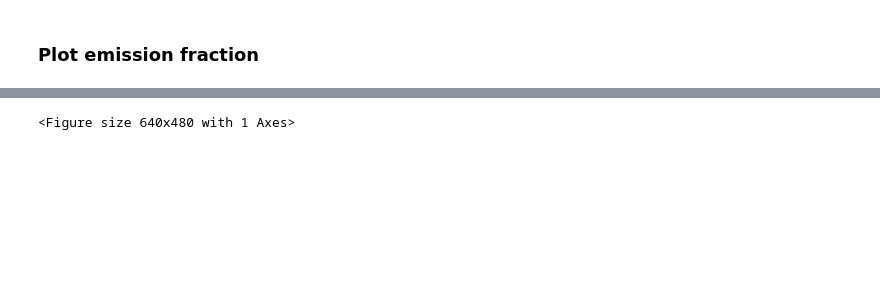
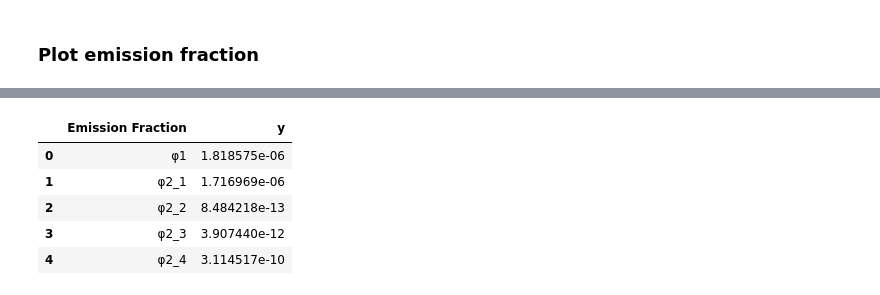
Before and after one commit to Qianhui-Lin/utopia_package, a Jupyter notebook: docs/microservice_orchestrator_restored.ipynb, the cells around one changed output, grey strips where cells are left out. Cells and saved outputs as stored; diff of their text form; code cells hidden in the pictures; blank space fills up the shorter version.

Commit message:
uppdated emssion fraction calculation

```diff
--- a/docs/microservice_orchestrator_restored.ipynb
+++ b/docs/microservice_orchestrator_restored.ipynb
@@ -706,7 +706,8 @@ emission_fraction_res = requests.post("http://localhost:8011/calculate_emssison_
     json = {
         "base_model_id": interaction_matrix_res.json()["model_id"],
         "interaction_matrix_id": interaction_matrix_res.json()["interaction_matrix_id"],
-        "rate_constant_id": generate_rate_constant_res.json()["rate_constant_id"]
+        "rate_constant_id": generate_rate_constant_res.json()["rate_constant_id"],
+        "processed_result_id":processed_result_id
 
     })
 if emission_fraction_res.ok:
@@ -740,4 +739,9 @@ fig = plot_emission_fractions(emission_fractions_mass_data, emiss_comp)
-# %%
-display(fig)
-# %% [output]
-<Figure size 640x480 with 1 Axes>
+# %%
+emission_fractions_mass_data
+# %% [output]
+|  | Emission Fraction | y |
+| 0 | φ1 | 1.818575e-06 |
+| 1 | φ2_1 | 1.716969e-06 |
+| 2 | φ2_2 | 8.484218e-13 |
+| 3 | φ2_3 | 3.907440e-12 |
+| 4 | φ2_4 | 3.114517e-10 |
```
Also changed, not shown: parts of 17 cells of this notebook, 2 other files.
